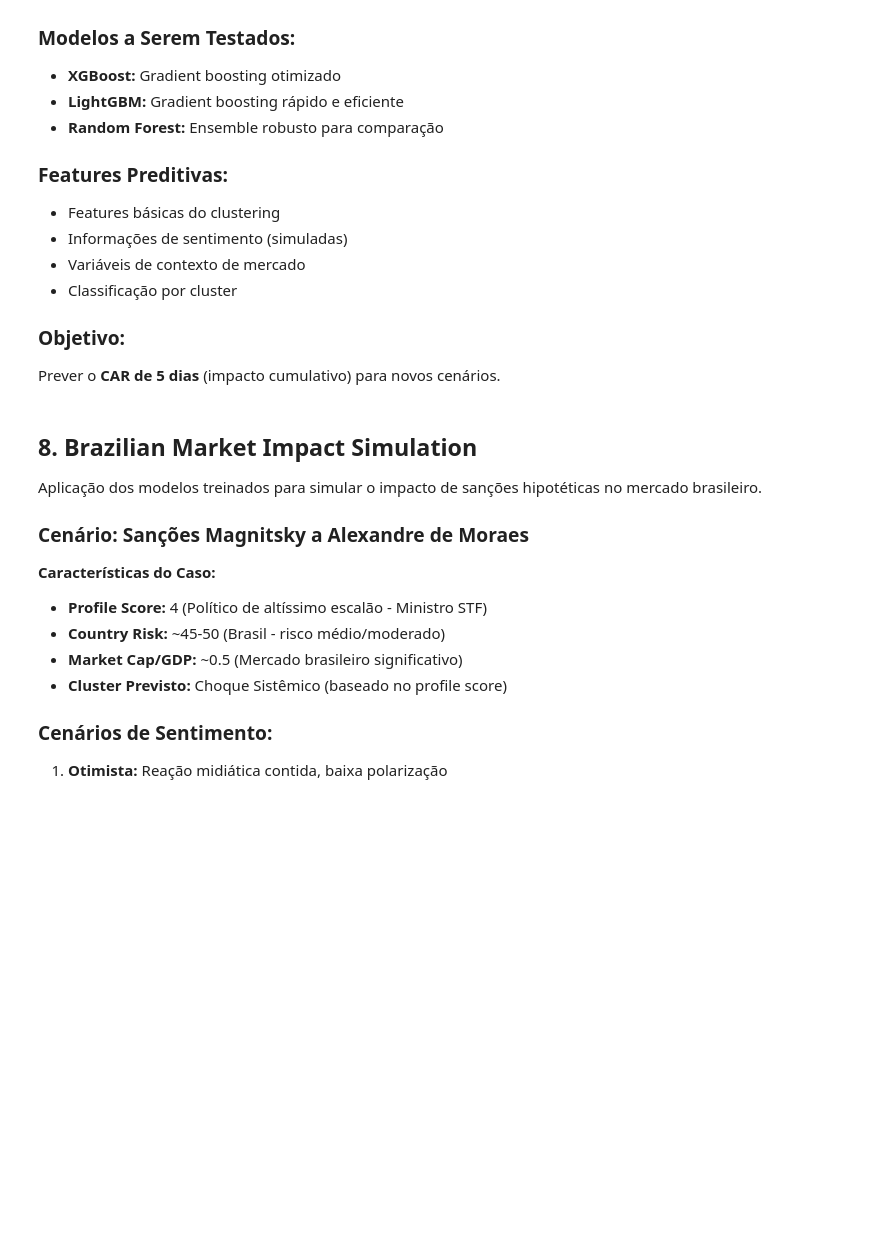
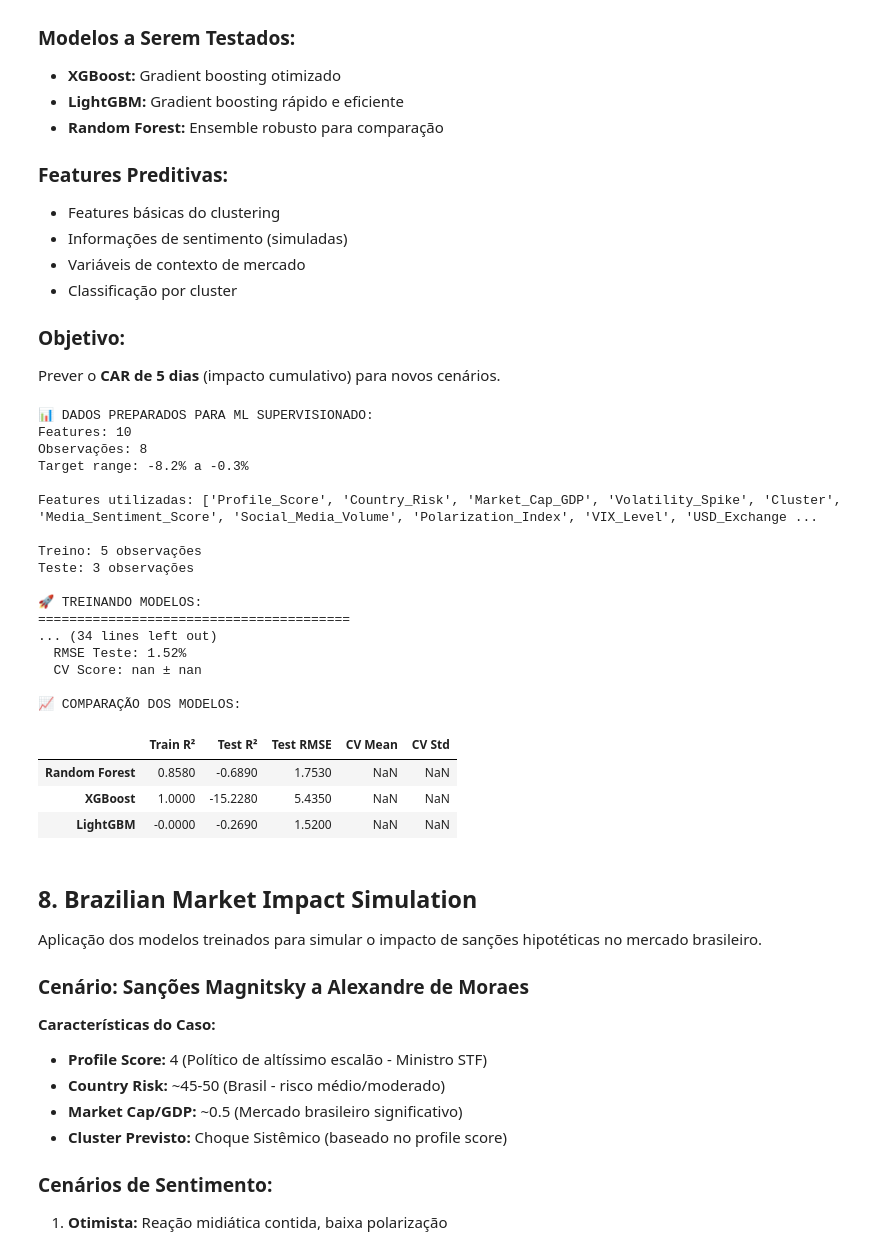
Before and after one commit to pmarodinn/magnitsky_analisys, a Jupyter notebook: notebooks/magnitsky_analysis.ipynb, the cells around one changed output. Cells and saved outputs as stored; diff of their text form; code cells hidden in the pictures; blank space fills up the shorter version.

```diff
--- a/notebooks/magnitsky_analysis.ipynb
+++ b/notebooks/magnitsky_analysis.ipynb
@@ -1048,7 +1412,7 @@ Prever o **CAR de 5 dias** (impacto cumulativo) para novos cenários.
 # %%
 # Preparar dados para modelos supervisionados
 def prepare_supervised_learning_data(historical_cases, sentiment_results):
-    \"\"\"Preparar features e target para modelos de ML supervisionado\"\"\"
+    """Preparar features e target para modelos de ML supervisionado"""
 
     # Features base do clustering
     base_features = ['Profile_Score', 'Country_Risk', 'Market_Cap_GDP', 'Volatility_Spike']
@@ -1119,17 +1483,17 @@ def prepare_supervised_learning_data(historical_cases, sentiment_results):
 # Preparar dados
 X, y, feature_names = prepare_supervised_learning_data(historical_cases, sentiment_results)
 
-print(\"📊 DADOS PREPARADOS PARA ML SUPERVISIONADO:\")
-print(f\"Features: {len(feature_names)}\")
-print(f\"Observações: {len(X)}\")
-print(f\"Target range: {y.min():.1f}% a {y.max():.1f}%\")
-print(f\"\\nFeatures utilizadas: {feature_names}\")
+print("📊 DADOS PREPARADOS PARA ML SUPERVISIONADO:")
+print(f"Features: {len(feature_names)}")
+print(f"Observações: {len(X)}")
+print(f"Target range: {y.min():.1f}% a {y.max():.1f}%")
+print(f"\nFeatures utilizadas: {feature_names}")
 
 # Dividir dados (usar validação cruzada devido ao tamanho pequeno do dataset)
 X_train, X_test, y_train, y_test = train_test_split(X, y, test_size=0.3, random_state=42)
 
-print(f\"\\nTreino: {len(X_train)} observações\")
-print(f\"Teste: {len(X_test)} observações\")
+print(f"\nTreino: {len(X_train)} observações")
+print(f"Teste: {len(X_test)} observações")
 
 # Normalizar features
 scaler_ml = StandardScaler()
@@ -1145,11 +1509,11 @@ models = {
 
 model_results = {}
 
-print(\"\\n🚀 TREINANDO MODELOS:\")
-print(\"=\"*40)
+print("\n🚀 TREINANDO MODELOS:")
+print("="*40)
 
 for name, model in models.items():
-    print(f\"\\nTreinando {name}...\")
+    print(f"\nTreinando {name}...")
 
     # Treinar modelo
     if 'XGB' in name or 'LightGBM' in name:
@@ -1170,39 +1534,61 @@ for name, model in models.items():
     # Validação cruzada
     if 'XGB' in name or 'LightGBM' in name:
         cv_scores = cross_val_score(model, X, y, cv=5, scoring='r2')
     else:
         cv_scores = cross_val_score(model, scaler_ml.fit_transform(X), y, cv=5, scoring='r2')
 
     model_results[name] = {
         'model': model,
         'train_r2': train_r2,
         'test_r2': test_r2,
         'train_rmse': train_rmse,
         'test_rmse': test_rmse,
         'cv_mean': cv_scores.mean(),
         'cv_std': cv_scores.std(),
         'predictions_test': y_pred_test
     }
 
-    print(f\"  R² Treino: {train_r2:.3f}\")
-    print(f\"  R² Teste: {test_r2:.3f}\")
-    print(f\"  RMSE Teste: {test_rmse:.2f}%\")
-    print(f\"  CV Score: {cv_scores.mean():.3f} ± {cv_scores.std():.3f}\")
+    print(f"  R² Treino: {train_r2:.3f}")
+    print(f"  R² Teste: {test_r2:.3f}")
+    print(f"  RMSE Teste: {test_rmse:.2f}%")
+    print(f"  CV Score: {cv_scores.mean():.3f} ± {cv_scores.std():.3f}")
 
 # Comparar modelos
 results_df = pd.DataFrame({
     name: {
         'Train R²': results['train_r2'],
         'Test R²': results['test_r2'],
         'Test RMSE': results['test_rmse'],
         'CV Mean': results['cv_mean'],
         'CV Std': results['cv_std']
     }
     for name, results in model_results.items()
 }).round(3)
 
-print(\"\\n📈 COMPARAÇÃO DOS MODELOS:\")
-display(results_df.T)"
+print("\n📈 COMPARAÇÃO DOS MODELOS:")
+display(results_df.T)
+# %% [output]
+📊 DADOS PREPARADOS PARA ML SUPERVISIONADO:
+Features: 10
+Observações: 8
+Target range: -8.2% a -0.3%
+
+Features utilizadas: ['Profile_Score', 'Country_Risk', 'Market_Cap_GDP', 'Volatility_Spike', 'Cluster', 'Media_Sentiment_Score', 'Social_Media_Volume', 'Polarization_Index', 'VIX_Level', 'USD_Exchange ...
+
+Treino: 5 observações
+Teste: 3 observações
+
+🚀 TREINANDO MODELOS:
+========================================
+... (34 lines left out)
+  RMSE Teste: 1.52%
+  CV Score: nan ± nan
+
+📈 COMPARAÇÃO DOS MODELOS:
+|  | Train R² | Test R² | Test RMSE | CV Mean | CV Std |
+| Random Forest | 0.8580 | -0.6890 | 1.7530 | NaN | NaN |
+| XGBoost | 1.0000 | -15.2280 | 5.4350 | NaN | NaN |
+| LightGBM | -0.0000 | -0.2690 | 1.5200 | NaN | NaN |
 # %% [markdown]
 ## 8. Brazilian Market Impact Simulation
 
```
Also changed, not shown: parts of 19 cells of this notebook, 1 other file.
